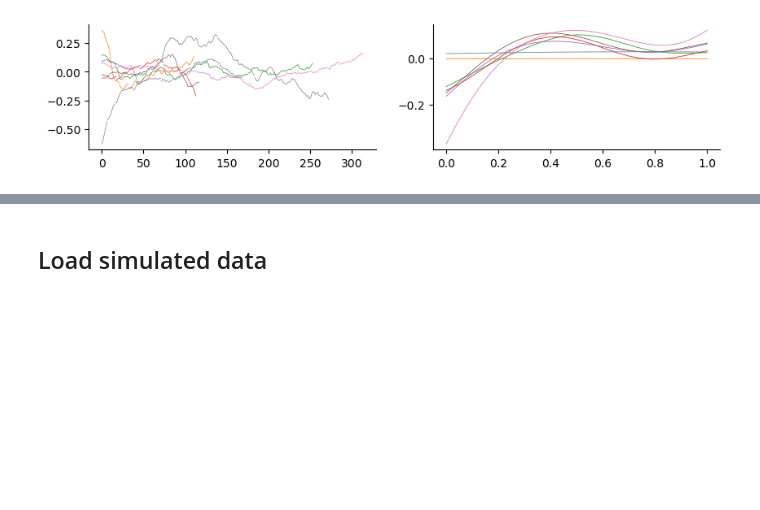
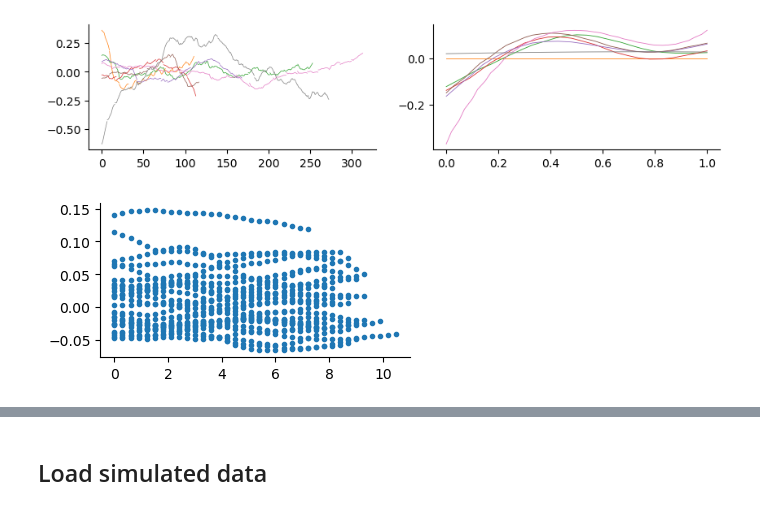
Before and after one commit to elevien/L1210, a Jupyter notebook: src/notebooks/PAPER_gp.ipynb, the cells around one changed output, grey strips where cells are left out. Drawn from its saved outputs; the diff is of its cells as text; code cells hidden in the pictures; blank space fills up the shorter version.

```diff
--- a/src/notebooks/PAPER_gp.ipynb
+++ b/src/notebooks/PAPER_gp.ipynb
@@ -48,3 +51,20 @@ ax.spines["top"].set_visible(false)
 fig
 # %% [output]
 [figure]
+# %%
+fig,ax = subplots(figsize=(4,2))
+
+df = preds[2]
+
+# for p in unique(df.position)
+#     ax.plot(df[df.position .==p,:age],df[df.position .==p,:matern32_flucs_x],".-",lw=0.5)
+# end
+
+ax.plot(df.age,df.matern32_flucs,".")
+ax.spines["right"].set_visible(false)
+ax.spines["top"].set_visible(false)
+
+
+fig
+# %% [output]
+[figure, added]
```
Also changed, not shown: parts of 16 cells of this notebook, 15 other files.
